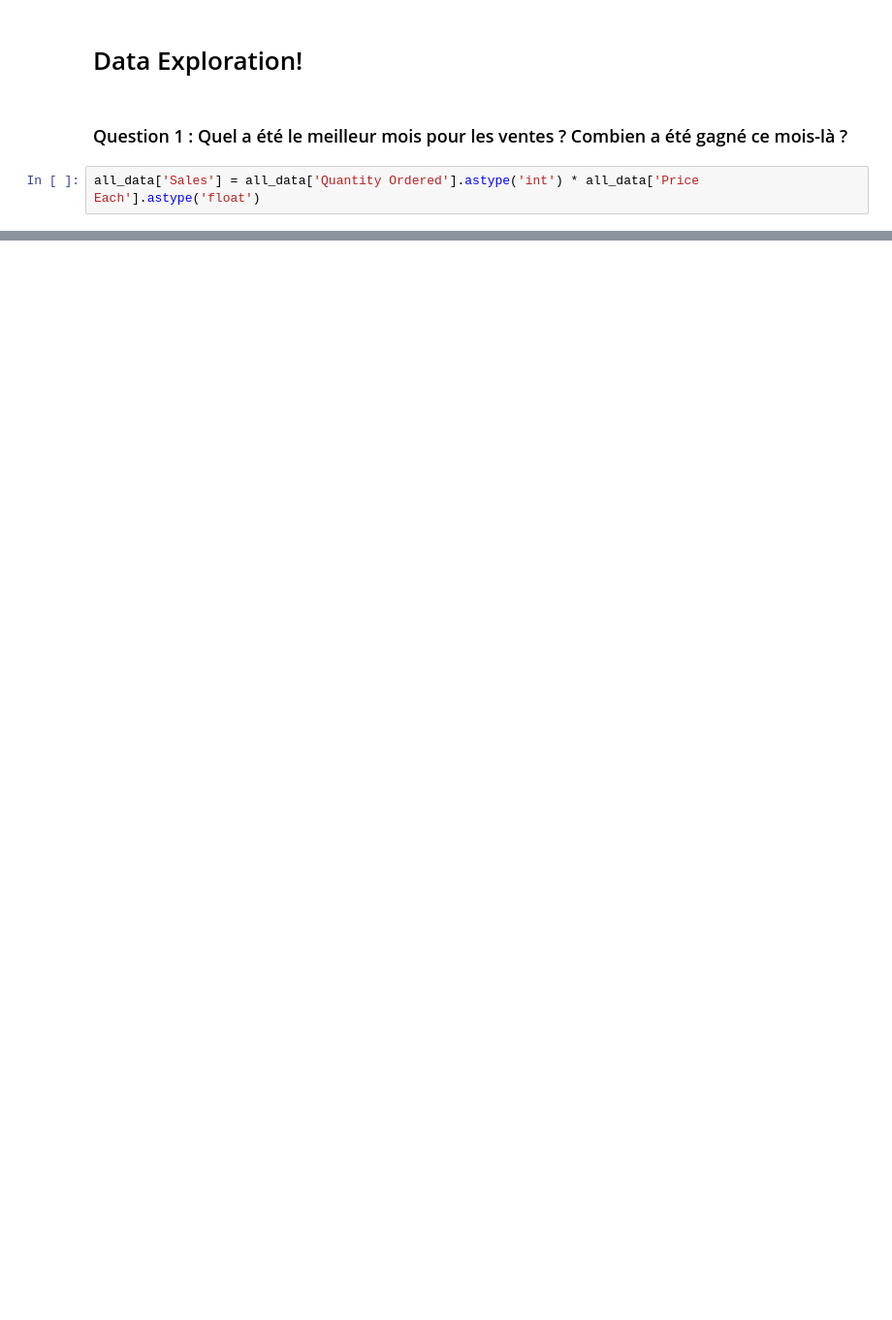
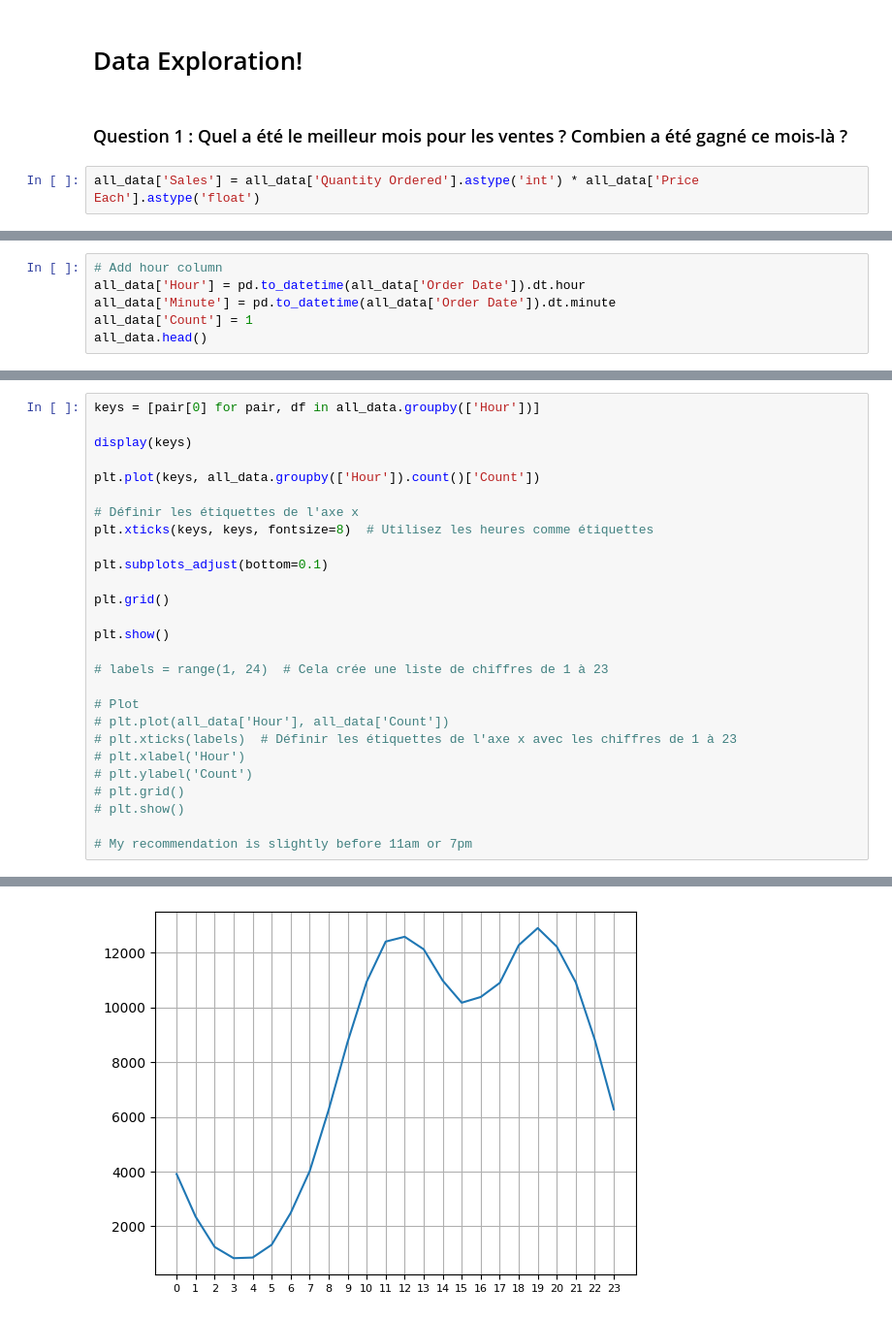
Before and after one commit to lapinRagnar/analyse-de-vente-pandas-python-datascience, a Jupyter notebook: analyse.ipynb, the cells around one changed output, grey strips where cells are left out. Shown at 97% size. Cells and saved outputs as stored; diff of their text form; blank space fills up the shorter version.

```diff
--- a/analyse.ipynb
+++ b/analyse.ipynb
@@ -147,0 +201,6 @@ all_data.groupby(['Month']).sum()
+# %%
+# Add hour column
+all_data['Hour'] = pd.to_datetime(all_data['Order Date']).dt.hour
+all_data['Minute'] = pd.to_datetime(all_data['Order Date']).dt.minute
+all_data['Count'] = 1
+all_data.head()
@@ -147,0 +214,28 @@ all_data.groupby(['Month']).sum()
+# %%
+keys = [pair[0] for pair, df in all_data.groupby(['Hour'])]
+
+display(keys)
+
+plt.plot(keys, all_data.groupby(['Hour']).count()['Count'])
+
+# Définir les étiquettes de l'axe x
+plt.xticks(keys, keys, fontsize=8)  # Utilisez les heures comme étiquettes
+
+plt.subplots_adjust(bottom=0.1)
+
+plt.grid()
+
+plt.show()
+
+# labels = range(1, 24)  # Cela crée une liste de chiffres de 1 à 23
+
+# Plot
+# plt.plot(all_data['Hour'], all_data['Count'])
+# plt.xticks(labels)  # Définir les étiquettes de l'axe x avec les chiffres de 1 à 23
+# plt.xlabel('Hour')
+# plt.ylabel('Count')
+# plt.grid()
+# plt.show()
+
+# My recommendation is slightly before 11am or 7pm
+# %% [output]
@@ -147,0 +259 @@ all_data.groupby(['Month']).sum()
+[figure, added]
```
Also changed, not shown: parts of 14 cells of this notebook, 1 other file.
